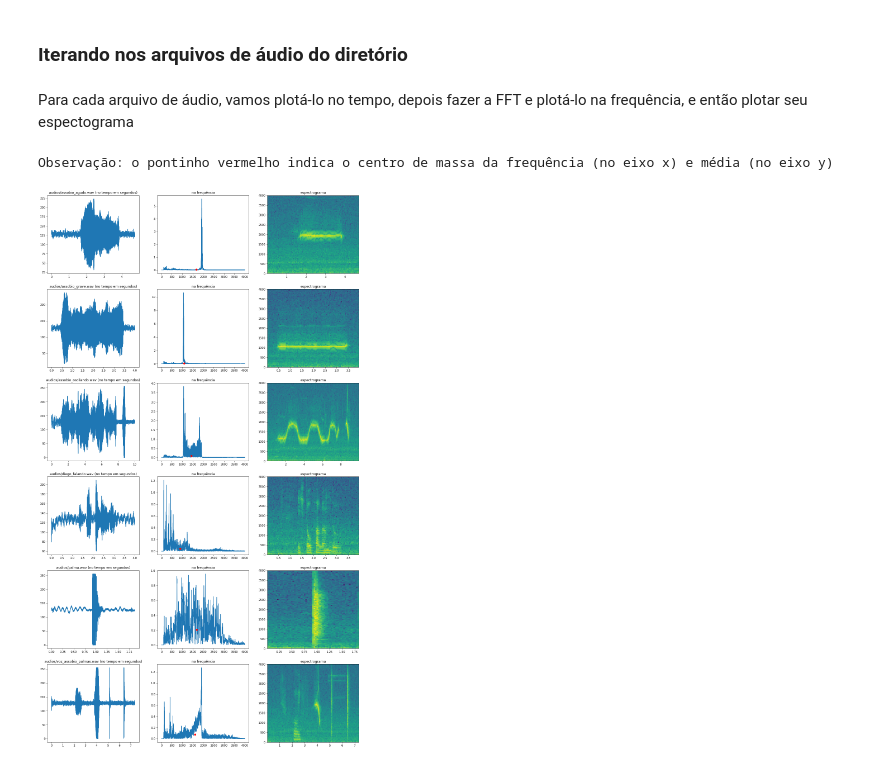
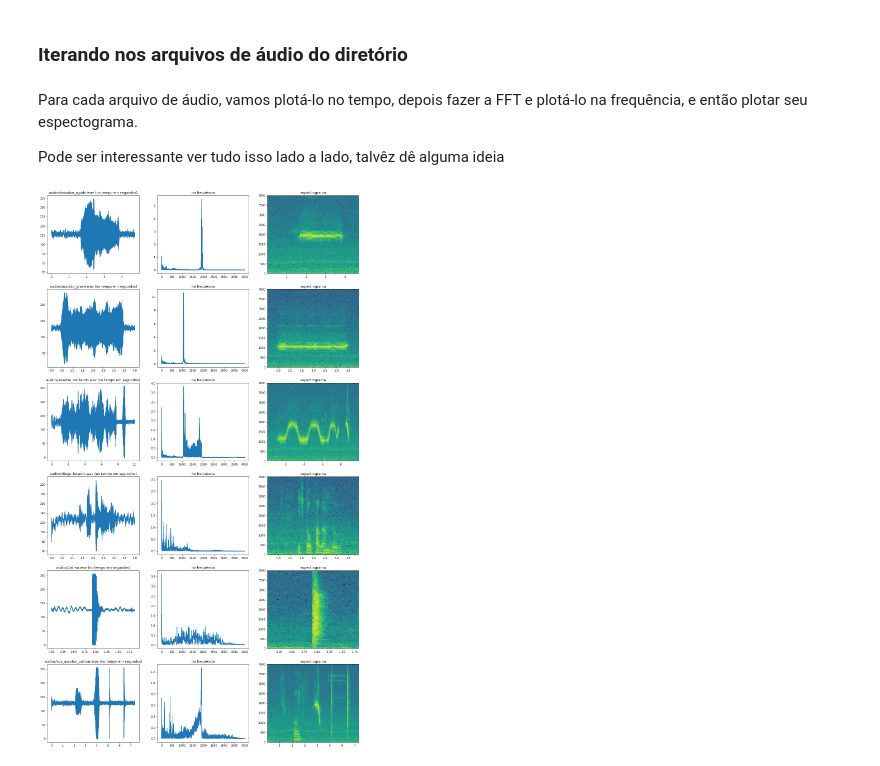
Before and after one commit to diego-lima/audiocomandos, a Jupyter notebook: Analisando audio.ipynb, the cells around one changed output. Saved outputs shown, nothing was run; the diff lists cells and outputs as text; code cells hidden in the pictures.

```diff
--- a/Analisando audio.ipynb
+++ b/Analisando audio.ipynb
@@ -79,7 +85,9 @@ plt.show()
 # %% [markdown]
 ### Iterando nos arquivos de áudio do diretório
 # %% [markdown]
-Para cada arquivo de áudio, vamos plotá-lo no tempo, depois fazer a FFT e plotá-lo na frequência, e então plotar seu espectograma
+Para cada arquivo de áudio, vamos plotá-lo no tempo, depois fazer a FFT e plotá-lo na frequência, e então plotar seu espectograma.
+
+Pode ser interessante ver tudo isso lado a lado, talvêz dê alguma ideia
 # %%
 # Preparando os arquivos que serão lidos
 dir_audios = "audios"
@@ -102,57 +110,31 @@ for i, arq_audio in enumerate(arquivos_audio):
     # tempos são os números das amostras, começando de 0
     tempos = np.arange(0, dados.shape[0], 1)
     # agora, tempos passa a ser o tempo de cada amostra
     tempos = (tempos / taxa_amostragem)
 
     grafico = eixos[i][0]
     grafico.plot(tempos, dados)
     grafico.set_title(arq_audio + " (no tempo em segundos)")
 
     """
     NA FREQUÊNCIA
     """
-    # Encontrar a transformada e plotá-la (lembrando de descartar a frequência DC)
-
     f_values, fft_values = get_fft_values(taxa_amostragem, dados)
-
-    passa_altas = 100
-
-    # Abaixo, estou zerando todas as frequências que não estão acima de passa_altas.
-    # Isso porque achei que as frequências muito baixas estavam interferindo muito,
-    # considerando aquele problema que a transformada de fourier tem com séries
-    # não periódicas.
-    fft_values = np.array([fft_values[i] if f_values[i] > passa_altas else 0 for i in range(len(f_values))])
 
     frequencies, times, spectrogram = signal.spectrogram(dados, taxa_amostragem)
 
     grafico = eixos[i][1]
     grafico.plot(f_values[1:], fft_values[1:])
     grafico.set_title("na frequência")
-
-
-    # Encontrar a "potência" média
-
-    media = statistics.mean(fft_values)
-
-    # Encontrar o centro de gravidade do espectro de frequência
-
-    centro_g = centro_gravidade(f_values[1:], fft_values[1:])
-
-    # plotar uma bolinha vermelha (em 'ro', r' dá red e 'o' dá bolinha)
-    grafico.plot(centro_g, media, 'ro')
 
     """
     ESPECTROGRAMA
     """
 
     grafico = eixos[i][2]
     grafico.pcolormesh(times, frequencies, np.log(spectrogram))
     grafico.set_title("espectrograma")
 
-
-
-print("Observação: o pontinho vermelho indica o centro de massa da frequência (no eixo x) e média (no eixo y)")
 plt.show()
 # %% [output]
-Observação: o pontinho vermelho indica o centro de massa da frequência (no eixo x) e média (no eixo y)
-[figure, old version]
+[figure, new version]
```
Also changed, not shown: parts of 16 cells of this notebook, 31 other files.
